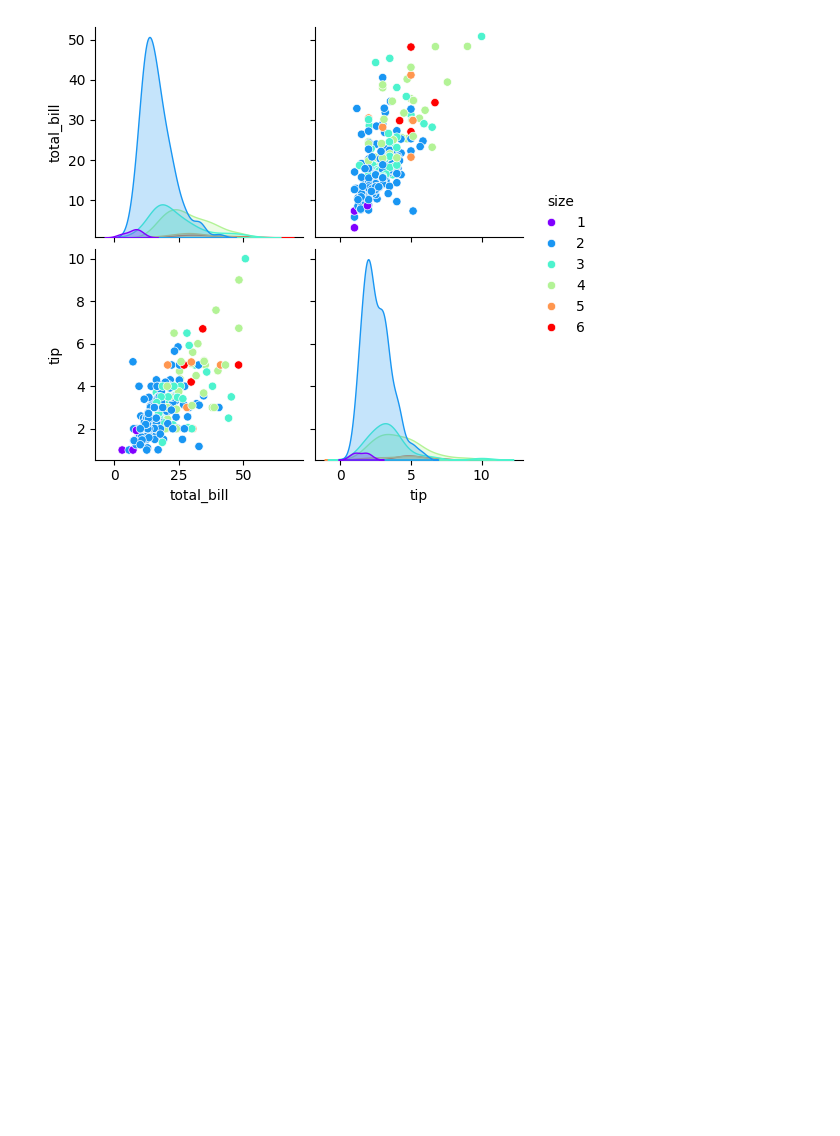
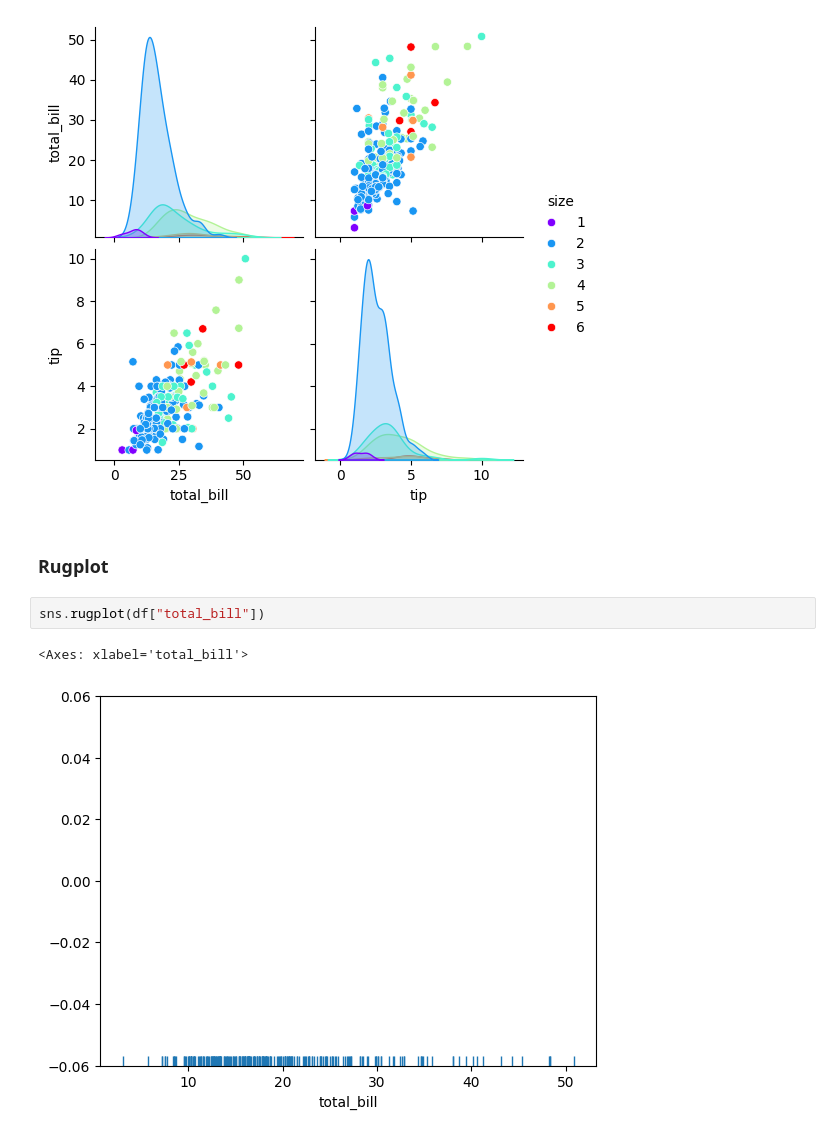
Before and after one commit to vivekCreates/Matplotlib, a Jupyter notebook: distribution_plots.ipynb, the cells around one changed output. Saved outputs shown, nothing was run; the diff lists cells and outputs as text; blank space fills up the shorter version.

Commit message:
implement rugplot

```diff
--- a/distribution_plots.ipynb
+++ b/distribution_plots.ipynb
@@ -58,3 +58,10 @@ sns.pairplot(df,hue="size",palette="rainbow")
 # %% [output]
 <seaborn.axisgrid.PairGrid at 0x...>
 [figure]
+# %% [markdown]
+### Rugplot
+# %%
+sns.rugplot(df["total_bill"])
+# %% [output]
+<Axes: xlabel='total_bill'>
+[figure, added]
```
Also changed, not shown: parts of 1 cell of this notebook.
